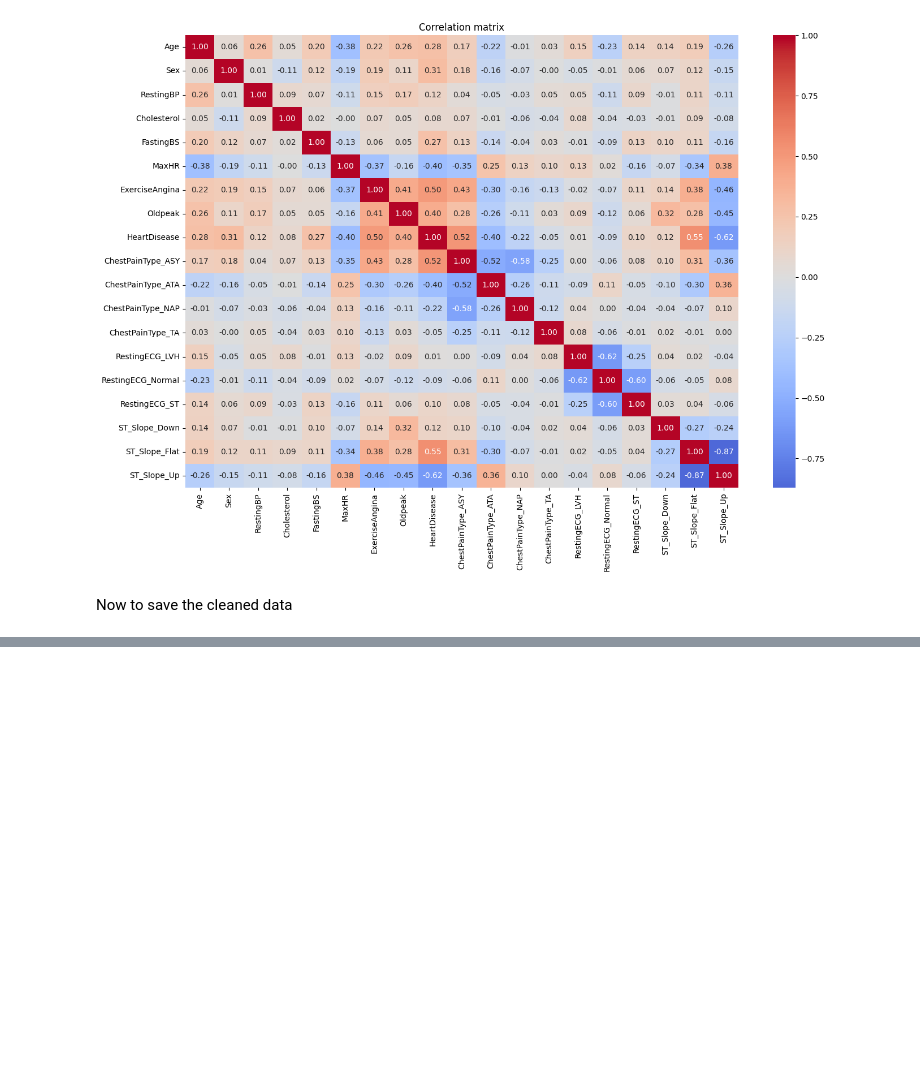
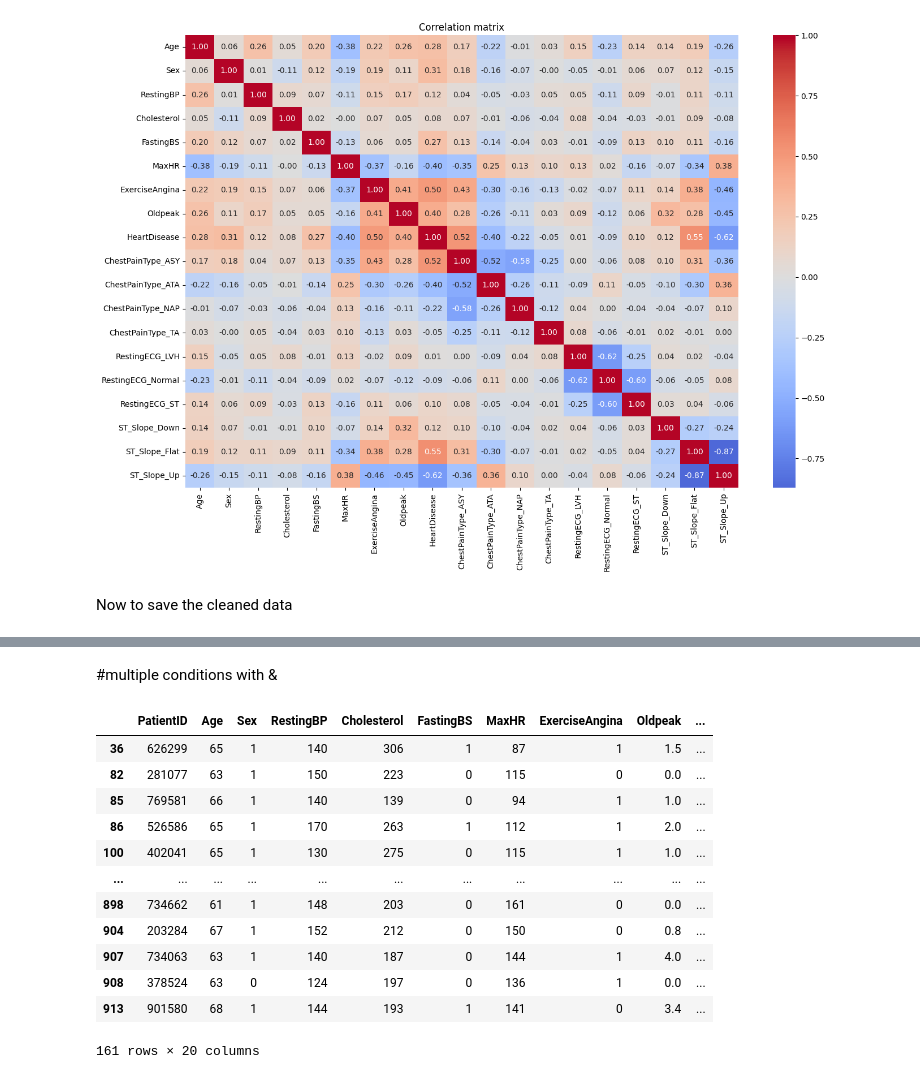
Before and after one commit to joshgitneve/heart-disease-analysis, a Jupyter notebook: heart_disease_exploration.ipynb, the cells around one changed output, grey strips where cells are left out. Saved outputs shown, nothing was run; the diff lists cells and outputs as text; code cells hidden in the pictures; blank space fills up the shorter version.

```diff
--- a/heart_disease_exploration.ipynb
+++ b/heart_disease_exploration.ipynb
@@ -257,0 +454,18 @@ df.to_csv('data/processed/heart_cleaned.csv', index=False)
+# %% [markdown]
+#multiple conditions with &
+# %%
+df[(df['Age'] > 60) & (df['HeartDisease'] == 1)]
+# %% [output]
+|  | PatientID | Age | Sex | RestingBP | Cholesterol | FastingBS | MaxHR | ExerciseAngina | Oldpeak | ... |
+| 36 | 626299 | 65 | 1 | 140 | 306 | 1 | 87 | 1 | 1.5 | ... |
+| 82 | 281077 | 63 | 1 | 150 | 223 | 0 | 115 | 0 | 0.0 | ... |
+| 85 | 769581 | 66 | 1 | 140 | 139 | 0 | 94 | 1 | 1.0 | ... |
+| 86 | 526586 | 65 | 1 | 170 | 263 | 1 | 112 | 1 | 2.0 | ... |
+| 100 | 402041 | 65 | 1 | 130 | 275 | 0 | 115 | 1 | 1.0 | ... |
+| ... | ... | ... | ... | ... | ... | ... | ... | ... | ... | ... |
+| 898 | 734662 | 61 | 1 | 148 | 203 | 0 | 161 | 0 | 0.0 | ... |
+| 904 | 203284 | 67 | 1 | 152 | 212 | 0 | 150 | 0 | 0.8 | ... |
+| 907 | 734063 | 63 | 1 | 140 | 187 | 0 | 144 | 1 | 4.0 | ... |
+| 908 | 378524 | 63 | 0 | 124 | 197 | 0 | 136 | 1 | 0.0 | ... |
+| 913 | 901580 | 68 | 1 | 144 | 193 | 1 | 141 | 0 | 3.4 | ... |
+161 rows × 20 columns
```
Also changed, not shown: parts of 33 cells of this notebook, 3 other files.
